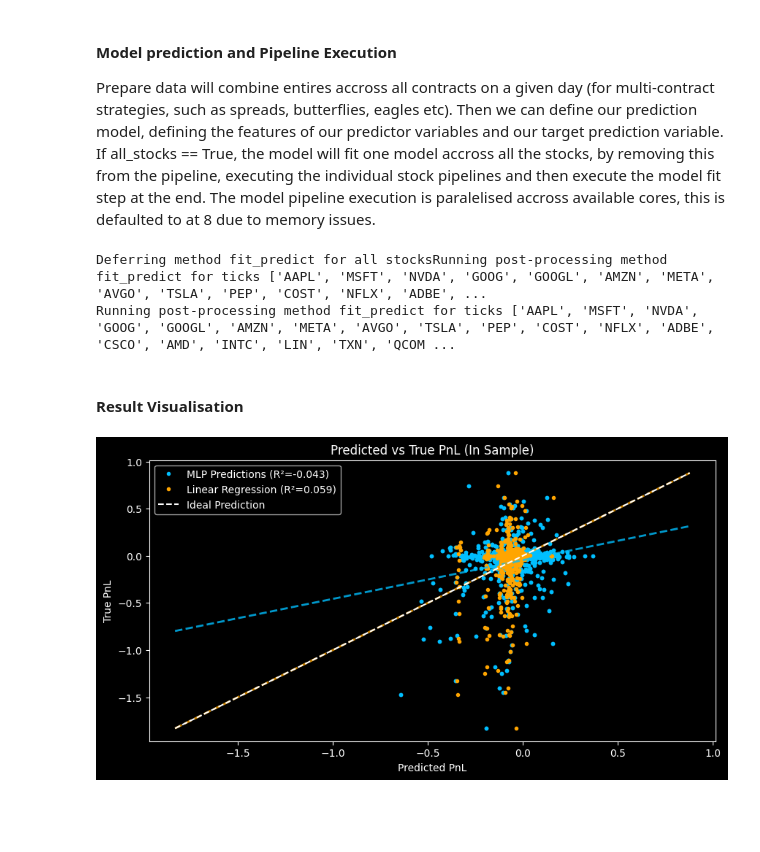
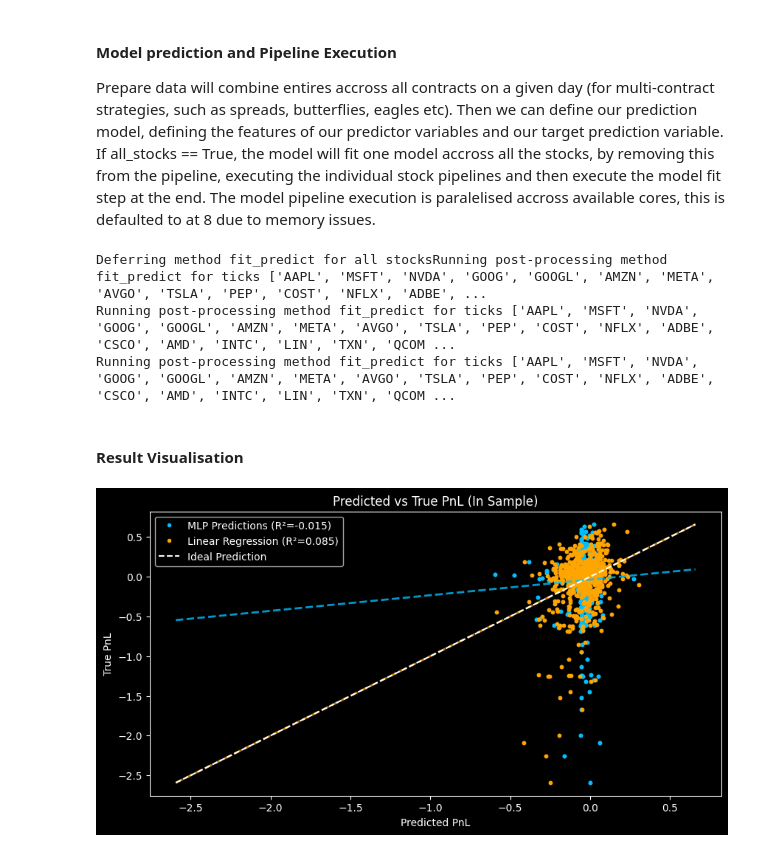
Before and after one commit to cja119/options_wizard, a Jupyter notebook: notebooks/earnings_cal_spread_insamp.ipynb, the cells around one changed output. Drawn from its saved outputs; the diff is of its cells as text; code cells hidden in the pictures; blank space fills up the shorter version.

```diff
--- a/notebooks/earnings_cal_spread_insamp.ipynb
+++ b/notebooks/earnings_cal_spread_insamp.ipynb
@@ -75,12 +75,14 @@ ow.Strategy(data_manager)(
 Prepare data will combine entires accross all contracts on a given day (for multi-contract strategies, such as spreads, butterflies, eagles etc). Then we can define our prediction model, defining the features of our predictor variables and our target prediction variable. If all_stocks == True, the model will fit one model accross all the stocks, by removing this from the pipeline, executing the individual stock pipelines and then execute the model fit step at the end. The model pipeline execution is paralelised accross available cores, this is defaulted to at 8 due to memory issues.
 # %%
 ow.Features(data_manager)('prepare_data', feature_names=['iv_rv_ratio', 'avg_slope', 'mac_volume'])
-ow.model.MLP(data_manager)('fit_predict', y_col='combined_pnl', X_cols=['iv_rv_ratio', 'avg_slope', 'mac_volume'], all_stocks=True, diff_ticks='tick', save_params=True)
-ow.model.LinReg(data_manager)('fit_predict', y_col='combined_pnl', X_cols=['iv_rv_ratio', 'avg_slope', 'mac_volume'], all_stocks=True, diff_ticks='tick', save_params=True)
-data_manager.execute_pipeline(retain_data=True, save_data=False)
+ow.model.MLP(data_manager)('fit_predict', y_col='long_pnl', X_cols=['iv_rv_ratio', 'theta_log_ratio', 'avg_slope', 'mac_volume'], all_stocks=True, diff_ticks='tick', save_params=True)
+ow.model.LinReg(data_manager)('fit_predict', y_col='long_pnl', X_cols=['iv_rv_ratio', 'theta_log_ratio', 'avg_slope', 'mac_volume'], all_stocks=True, diff_ticks='tick', save_params=True)
+ow.model.LogReg(data_manager)('fit_predict', y_col='long_pnl', X_cols=['iv_rv_ratio', 'theta_log_ratio', 'avg_slope', 'mac_volume'], all_stocks=True, diff_ticks='tick', save_params=True)
+data_manager.execute_pipeline(retain_data=False, save_data=False)
 # %% [output]
 Deferring method fit_predict for all stocksRunning post-processing method fit_predict for ticks ['AAPL', 'MSFT', 'NVDA', 'GOOG', 'GOOGL', 'AMZN', 'META', 'AVGO', 'TSLA', 'PEP', 'COST', 'NFLX', 'ADBE', ...
 Running post-processing method fit_predict for ticks ['AAPL', 'MSFT', 'NVDA', 'GOOG', 'GOOGL', 'AMZN', 'META', 'AVGO', 'TSLA', 'PEP', 'COST', 'NFLX', 'ADBE', 'CSCO', 'AMD', 'INTC', 'LIN', 'TXN', 'QCOM ...
+Running post-processing method fit_predict for ticks ['AAPL', 'MSFT', 'NVDA', 'GOOG', 'GOOGL', 'AMZN', 'META', 'AVGO', 'TSLA', 'PEP', 'COST', 'NFLX', 'ADBE', 'CSCO', 'AMD', 'INTC', 'LIN', 'TXN', 'QCOM ...
 # %% [markdown]
 #### __Result Visualisation__
 # %%
@@ -102,7 +104,7 @@ def clean_data(pred, true):
     return pred[mask], true[mask]
 
 # --- Extract and clean data ---
-true_pnl = to_numeric(data_manager.combined_outputs['fit_predict']['combined_pnl'])
+true_pnl = to_numeric(data_manager.combined_outputs['fit_predict']['long_pnl'])
 mlp_pred = to_numeric(data_manager.combined_outputs['fit_predict']['mlp_pred'])
 lin_pred = to_numeric(data_manager.combined_outputs['fit_predict']['linreg_pred'])
 
@@ -123,31 +125,31 @@ slope_lin, intercept_lin = safe_polyfit(lin_pred, true_lin)
 
 # --- Plot points ---
 if len(mlp_pred) > 0:
     plt.plot(mlp_pred, true_mlp, '.', color='deepskyblue', label=f'MLP Predictions (R²={r2_mlp:.3f})')
 if len(lin_pred) > 0:
     plt.plot(lin_pred, true_lin, '.', color='orange', label=f'Linear Regression (R²={r2_lin:.3f})')
 
 
 # --- Determine plotting range safely ---
 all_values = np.concatenate([arr for arr in [true_pnl, mlp_pred, lin_pred] if len(arr) > 0])
 if len(all_values) > 0:
     x_vals = np.linspace(np.nanmin(all_values), np.nanmax(all_values), 100)
 
     # Plot LOBFs
     if not np.isnan(slope_mlp):
         plt.plot(x_vals, slope_mlp * x_vals + intercept_mlp, color='deepskyblue', lw=2, linestyle='--', alpha=0.8)
     if not np.isnan(slope_lin):
         plt.plot(x_vals, slope_lin * x_vals + intercept_lin, color='orange', lw=2, linestyle='--', alpha=0.8)
 
 # --- Ideal line ---
 plt.plot(x_vals, x_vals, '--', color='white', label='Ideal Prediction')
 
 # --- Labels & legend ---
 plt.xlabel('Predicted PnL')
 plt.ylabel('True PnL')
 plt.legend()
 plt.title('Predicted vs True PnL (In Sample)')
 plt.grid(False)
 plt.show()
 # %% [output]
-[figure, old version]
+[figure, new version]
```
Also changed, not shown: parts of 3 cells of this notebook, 8 other files.
